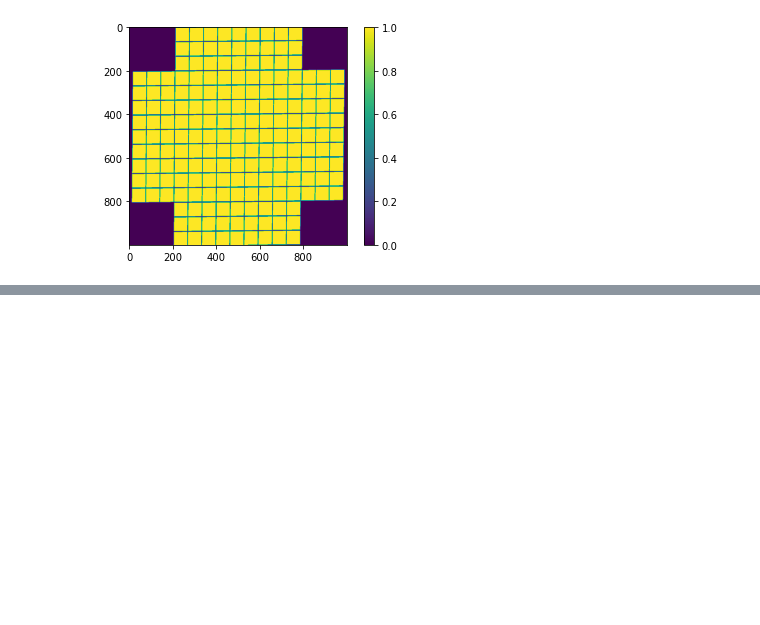
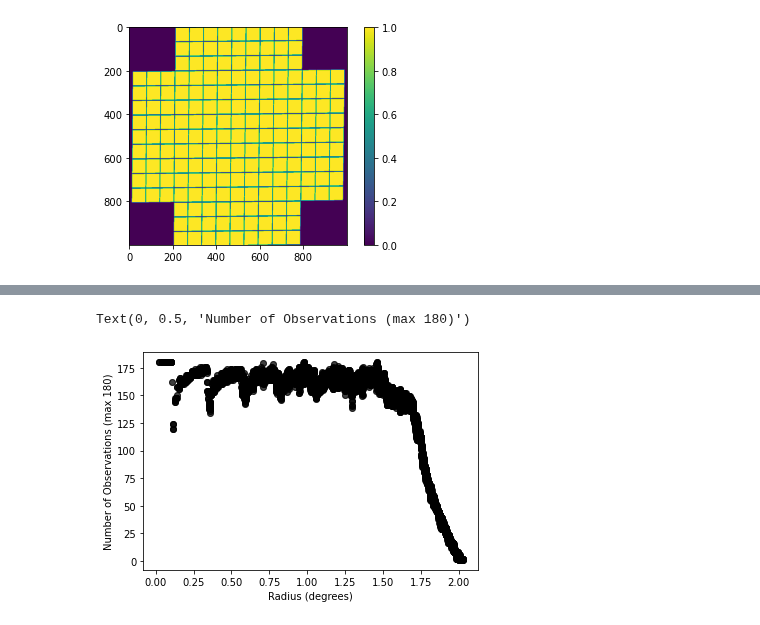
Before and after one commit to yoachim/21_Scratch, a Jupyter notebook: new_fov_check/new_fov.ipynb, the cells around one changed output, grey strips where cells are left out. Saved outputs shown, nothing was run; the diff lists cells and outputs as text; code cells hidden in the pictures; blank space fills up the shorter version.

```diff
--- a/new_fov_check/new_fov.ipynb
+++ b/new_fov_check/new_fov.ipynb
@@ -144,0 +177,13 @@ plt.colorbar()
+# %%
+good = np.where(bundle.metricValues.mask != True)
+# compute the ra and dec of each pixel, find distance to 0,0
+lat, ra = hp.pix2ang(nside, np.arange(hp.nside2npix(nside))[good])
+dec = np.pi/2. - lat
+radius = haversine(ra,dec,0.,0.)
+
+plt.plot(np.degrees(radius), bundle.metricValues.data[good], 'ko', alpha=.5)
+plt.xlabel('Radius (degrees)')
+plt.ylabel('Number of Observations (max %i)' % npts)
+# %% [output]
+Text(0, 0.5, 'Number of Observations (max 180)')
+[figure, added]
```
Also changed, not shown: parts of 5 cells of this notebook, 1 other file.
